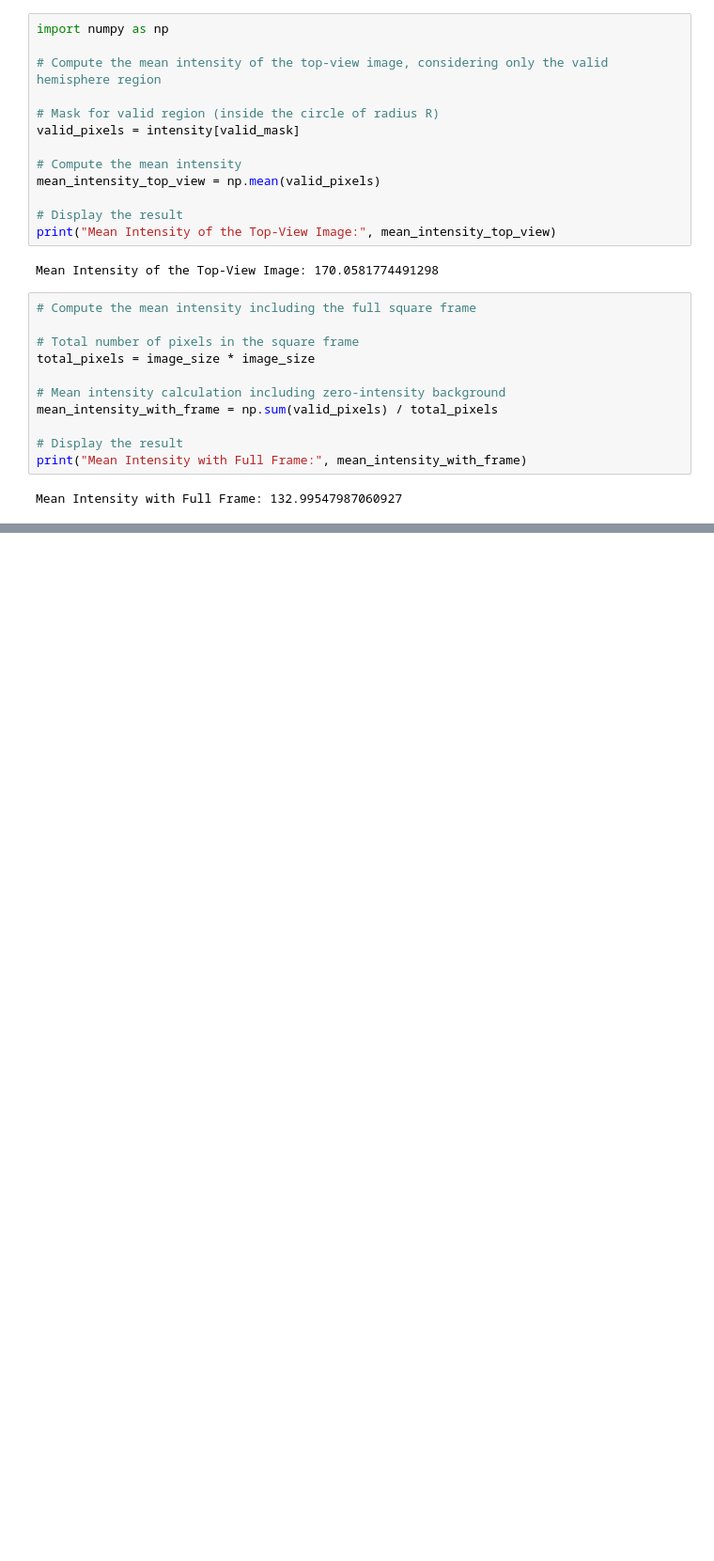
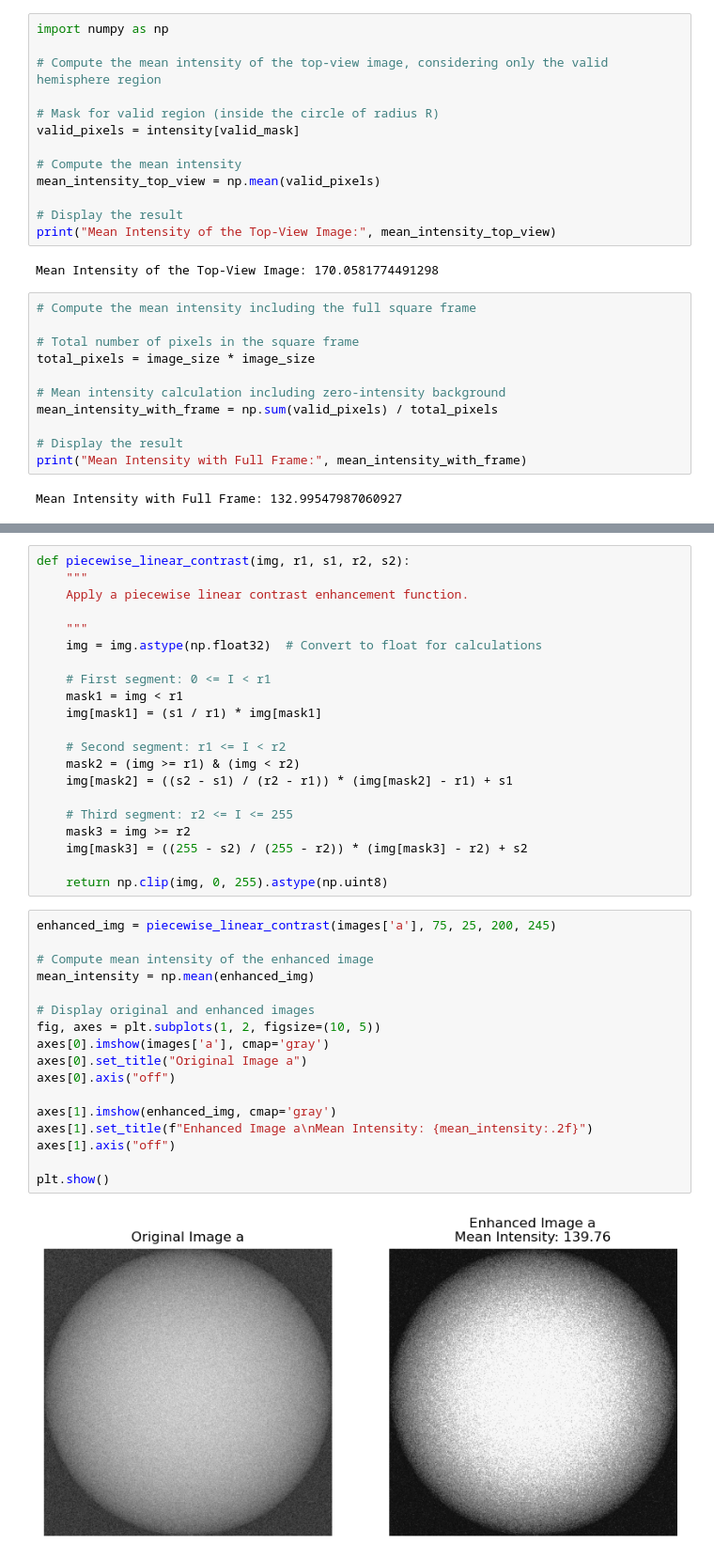
Before and after one commit to mjmousavi97/Image-processing-TehranUni-2025, a Jupyter notebook: HW2/main.ipynb, the cells around one changed output, grey strips where cells are left out. Shown at 94% size. Drawn from its saved outputs; the diff is of its cells as text; blank space fills up the shorter version.

```diff
--- a/HW2/main.ipynb
+++ b/HW2/main.ipynb
@@ -105,0 +127,40 @@ Mean Intensities of Original Images: {'a': 134.90629959106445, 'b': 148.18797683
+# %%
+def piecewise_linear_contrast(img, r1, s1, r2, s2):
+    """
+    Apply a piecewise linear contrast enhancement function.
+
+    """
+    img = img.astype(np.float32)  # Convert to float for calculations
+
+    # First segment: 0 <= I < r1
+    mask1 = img < r1
+    img[mask1] = (s1 / r1) * img[mask1]
+
+    # Second segment: r1 <= I < r2
+    mask2 = (img >= r1) & (img < r2)
+    img[mask2] = ((s2 - s1) / (r2 - r1)) * (img[mask2] - r1) + s1
+
+    # Third segment: r2 <= I <= 255
+    mask3 = img >= r2
+    img[mask3] = ((255 - s2) / (255 - r2)) * (img[mask3] - r2) + s2
+
+    return np.clip(img, 0, 255).astype(np.uint8)
+# %%
+enhanced_img = piecewise_linear_contrast(images['a'], 75, 25, 200, 245)
+
+# Compute mean intensity of the enhanced image
+mean_intensity = np.mean(enhanced_img)
+
+# Display original and enhanced images
+fig, axes = plt.subplots(1, 2, figsize=(10, 5))
+axes[0].imshow(images['a'], cmap='gray')
+axes[0].set_title("Original Image a")
+axes[0].axis("off")
+
+axes[1].imshow(enhanced_img, cmap='gray')
+axes[1].set_title(f"Enhanced Image a\nMean Intensity: {mean_intensity:.2f}")
+axes[1].axis("off")
+
+plt.show()
+# %% [output]
+[figure, added]
```
Also changed, not shown: parts of 15 cells of this notebook.
